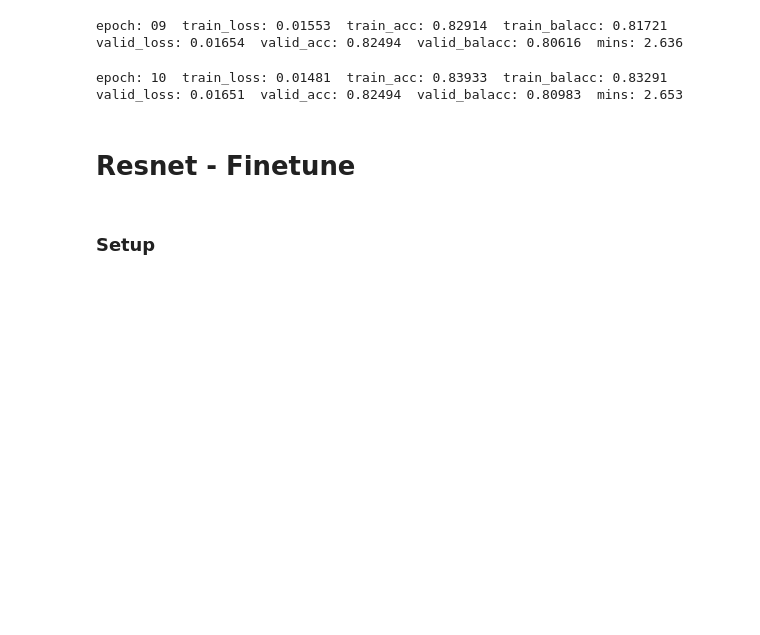
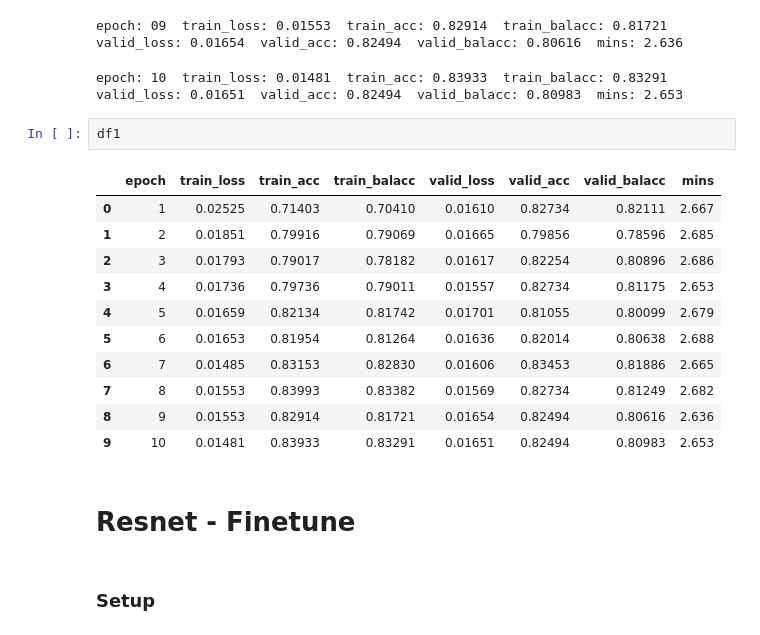
Before and after one commit to Physsionist/deep_architecture, a Jupyter notebook: model_fitting.ipynb, the cells around one changed output. Saved outputs shown, nothing was run; the diff lists cells and outputs as text; blank space fills up the shorter version.

```diff
--- a/model_fitting.ipynb
+++ b/model_fitting.ipynb
@@ -438,6 +441,20 @@ epoch: 07  train_loss: 0.01485  train_acc: 0.83153  train_balacc: 0.82830  valid
 epoch: 08  train_loss: 0.01553  train_acc: 0.83993  train_balacc: 0.83382  valid_loss: 0.01569  valid_acc: 0.82734  valid_balacc: 0.81249  mins: 2.682
 epoch: 09  train_loss: 0.01553  train_acc: 0.82914  train_balacc: 0.81721  valid_loss: 0.01654  valid_acc: 0.82494  valid_balacc: 0.80616  mins: 2.636
 epoch: 10  train_loss: 0.01481  train_acc: 0.83933  train_balacc: 0.83291  valid_loss: 0.01651  valid_acc: 0.82494  valid_balacc: 0.80983  mins: 2.653
+# %%
+df1
+# %% [output]
+|  | epoch | train_loss | train_acc | train_balacc | valid_loss | valid_acc | valid_balacc | mins |
+| 0 | 1 | 0.02525 | 0.71403 | 0.70410 | 0.01610 | 0.82734 | 0.82111 | 2.667 |
+| 1 | 2 | 0.01851 | 0.79916 | 0.79069 | 0.01665 | 0.79856 | 0.78596 | 2.685 |
+| 2 | 3 | 0.01793 | 0.79017 | 0.78182 | 0.01617 | 0.82254 | 0.80896 | 2.686 |
+| 3 | 4 | 0.01736 | 0.79736 | 0.79011 | 0.01557 | 0.82734 | 0.81175 | 2.653 |
+| 4 | 5 | 0.01659 | 0.82134 | 0.81742 | 0.01701 | 0.81055 | 0.80099 | 2.679 |
+| 5 | 6 | 0.01653 | 0.81954 | 0.81264 | 0.01636 | 0.82014 | 0.80638 | 2.688 |
+| 6 | 7 | 0.01485 | 0.83153 | 0.82830 | 0.01606 | 0.83453 | 0.81886 | 2.665 |
+| 7 | 8 | 0.01553 | 0.83993 | 0.83382 | 0.01569 | 0.82734 | 0.81249 | 2.682 |
+| 8 | 9 | 0.01553 | 0.82914 | 0.81721 | 0.01654 | 0.82494 | 0.80616 | 2.636 |
+| 9 | 10 | 0.01481 | 0.83933 | 0.83291 | 0.01651 | 0.82494 | 0.80983 | 2.653 |
 # %% [markdown]
 # Resnet - Finetune
 # %% [markdown]
```
Also changed, not shown: parts of 5 cells of this notebook.
